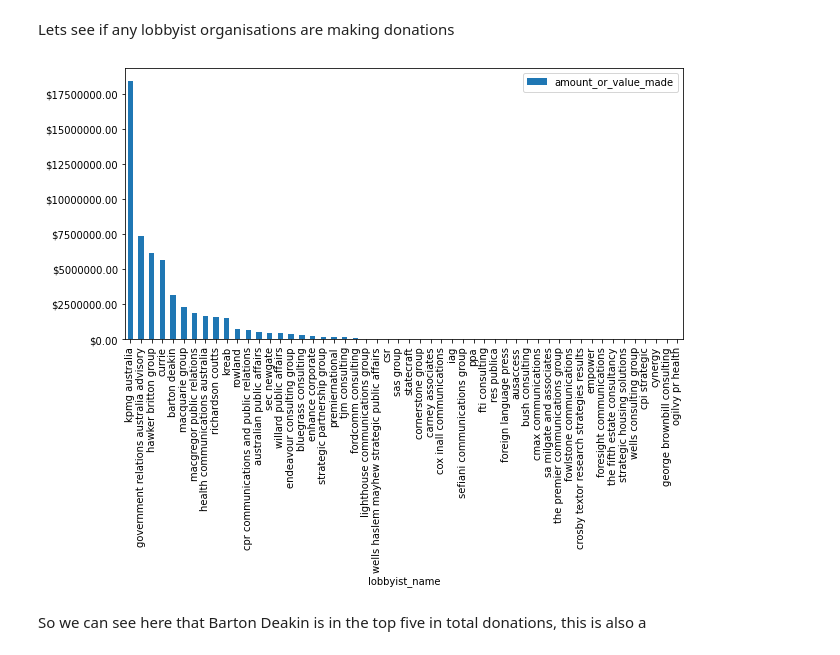
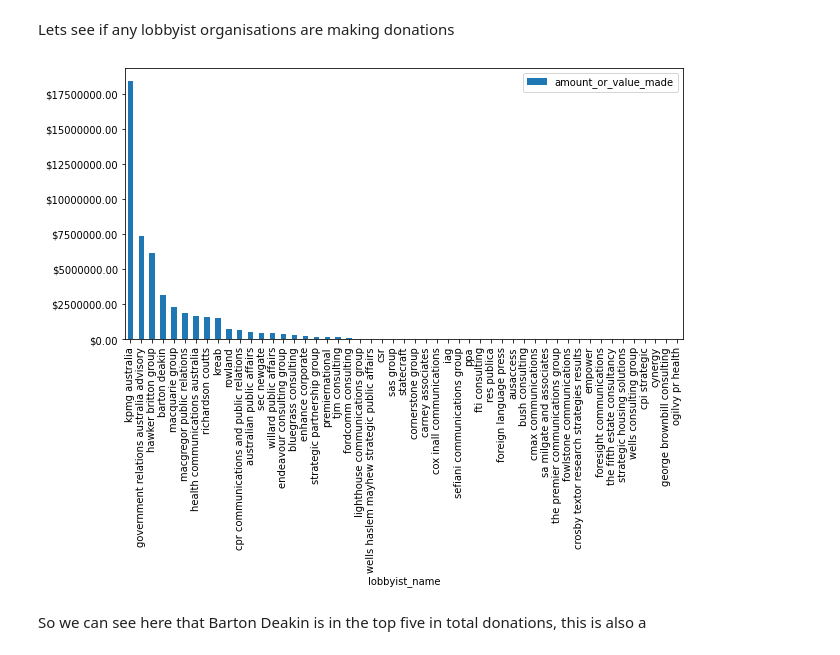
Before and after one commit to sjeruto/ARDC-Project, a Jupyter notebook: notebooks/mg_workbook.ipynb, the cells around one changed output. Cells and saved outputs as stored; diff of their text form; code cells hidden in the pictures.

```diff
--- a/notebooks/mg_workbook.ipynb
+++ b/notebooks/mg_workbook.ipynb
@@ -805,23 +805,23 @@ Lets see if any lobbyist organisations are making donations
 # %%
 lobbyist_doner_associations = []
 def _name_contains_lobbyist_org(value):
     names = unique_lobbyist_orgs_df['lobbyist_org_name_clean']
     found = [n for n in names if n in value]
     [lobbyist_doner_associations.append({ 'lobbyist_name': name, 'doner_name': value})
             for name in found]
     return len(found) > 0
 name_contains_lobbyist_org = np.vectorize(_name_contains_lobbyist_org)
 
 
 donations_data['lobbyist_org_found'] = name_contains_lobbyist_org(donations_data["doner_name_switched"])
 mining_donations_df = donations_data[donations_data['lobbyist_org_found']]
 
 lobbyist_donations_df = pd.DataFrame(lobbyist_doner_associations).merge(mining_donations_df, left_on = 'doner_name', right_on='doner_name_switched')
 
-ax = lobbyist_donations_df[['lobbyist_name','amount_or_value_made']].groupby(['lobbyist_name']).sum().sort_values('amount_or_value_made', ascending=False).plot.bar()
+ax = lobbyist_donations_df[lobbyist_donations_df['lobbyist_name'] != 'currie'][['lobbyist_name','amount_or_value_made']].groupby(['lobbyist_name']).sum().sort_values('amount_or_value_made', ascending=False).plot.bar()
 ax.yaxis.set_major_formatter('${x:1.2f}')
 # %% [output]
-[figure, old version]
+[figure, new version]
 # %% [markdown]
 So we can see here that Barton Deakin is in the top five in total donations, this is also a
 # %%
```
Also changed, not shown: parts of 7 cells of this notebook, 1 other file.
